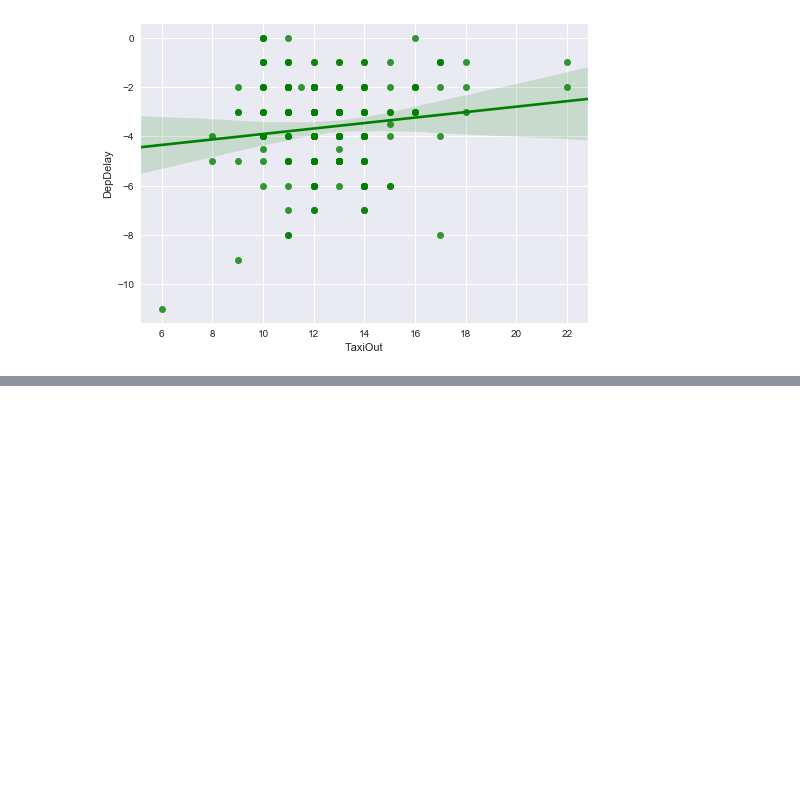
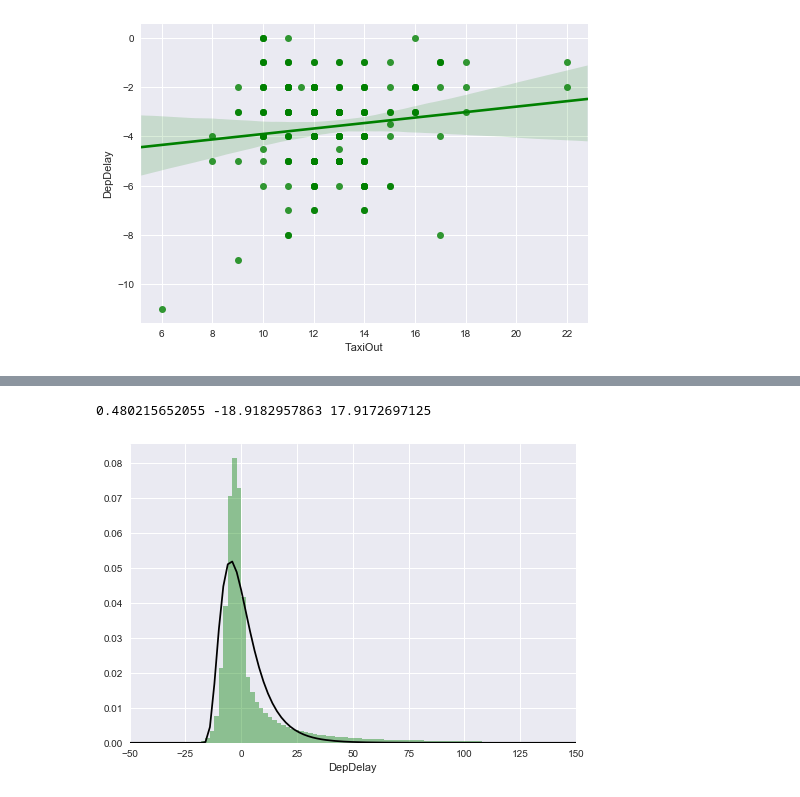
Before and after one commit to jzmnd/airline-delays, a Jupyter notebook: prepare_data.ipynb, the cells around one changed output, grey strips where cells are left out. Cells and saved outputs as stored; diff of their text form; code cells hidden in the pictures; blank space fills up the shorter version.

```diff
--- a/prepare_data.ipynb
+++ b/prepare_data.ipynb
@@ -160,0 +168,14 @@ sns.plt.xlim(0,50)
+# %%
+a = data_delays[mask]['DepDelay'].dropna()
+a_sampled = np.random.choice(a, size=2000, replace=False)
+a_sampled = a_sampled[(a_sampled < 50) & (a_sampled > -20)]
+shape, loc, scale = lognorm.fit(a_sampled,1, loc=-20, scale=15)
+x = np.linspace(-50,350,201)
+d = lognorm.pdf(x, shape, loc, scale)
+sns.distplot(a, bins=x, color='green', kde=False, norm_hist=True)
+plt.plot(x, d, color='black')
+sns.plt.xlim(-50,150)
+print shape, loc, scale
+# %% [output]
+0.480215652055 -18.9182957863 17.9172697125
+[figure, added]
```
Also changed, not shown: parts of 10 cells of this notebook, 8 other files.
